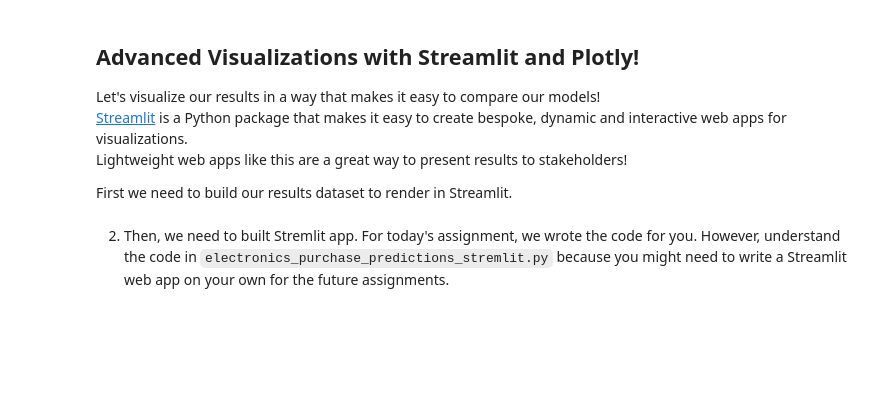
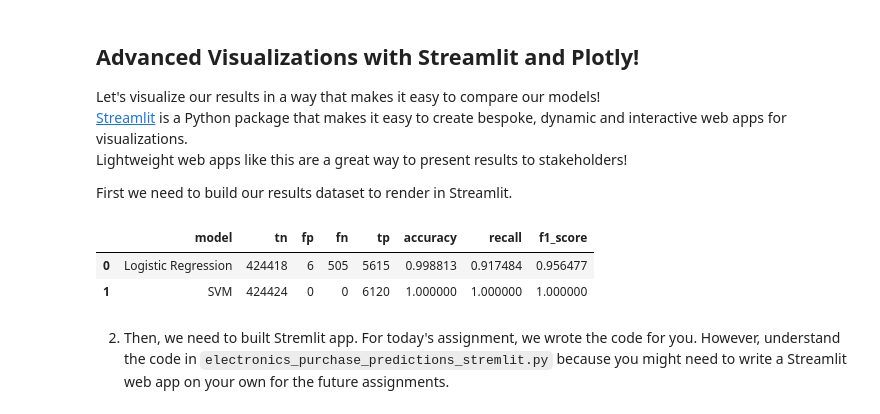
Before and after one commit to deshantm/Todd-MLE-11, a Jupyter notebook: assignments/week-06-supervised-ml/nb/electronics-purchase-prediction.ipynb, the cells around one changed output. Cells and saved outputs as stored; diff of their text form; code cells hidden in the pictures; blank space fills up the shorter version.

```diff
--- a/assignments/week-06-supervised-ml/nb/electronics-purchase-prediction.ipynb
+++ b/assignments/week-06-supervised-ml/nb/electronics-purchase-prediction.ipynb
@@ -568,26 +586,30 @@ First we need to build our results dataset to render in Streamlit.
 # %%
 from collections import defaultdict
 
 results_data = defaultdict(list)
 
 models = ["Logistic Regression", "SVM", "Gradient Boosting Classifier"]
 
-for model, pred in zip(models, [lr_pred, svm_pred, gbt_pred]):
+for model, pred in zip(models, [lr_pred, svm_pred ]): #,gbt_pred
     confusion = confusion_matrix(y_test, pred)
     accuracy_ = accuracy(y_test, pred)
     recall_ = recall(y_test, pred)
     f1 = f1_score(y_test, pred)
 
     results_data['model'].append(model)
     results_data['tn'].append(confusion[0][0])
     results_data['fp'].append(confusion[0][1])
     results_data['fn'].append(confusion[1][0])
     results_data['tp'].append(confusion[1][1])
     results_data['accuracy'].append(accuracy_)
     results_data['recall'].append(recall_)
     results_data['f1_score'].append(f1)
 results_df = pd.DataFrame(results_data)
 results_df
+# %% [output]
+|  | model | tn | fp | fn | tp | accuracy | recall | f1_score |
+| 0 | Logistic Regression | 424418 | 6 | 505 | 5615 | 0.998813 | 0.917484 | 0.956477 |
+| 1 | SVM | 424424 | 0 | 0 | 6120 | 1.000000 | 1.000000 | 1.000000 |
 # %%
 # Write our results_df to CSV
 results_df.to_csv("../dat/model_results.csv")
```
Also changed, not shown: parts of 7 cells of this notebook.
